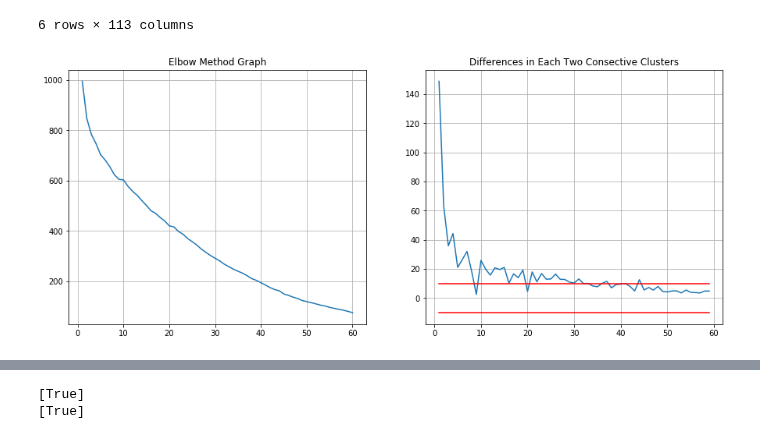
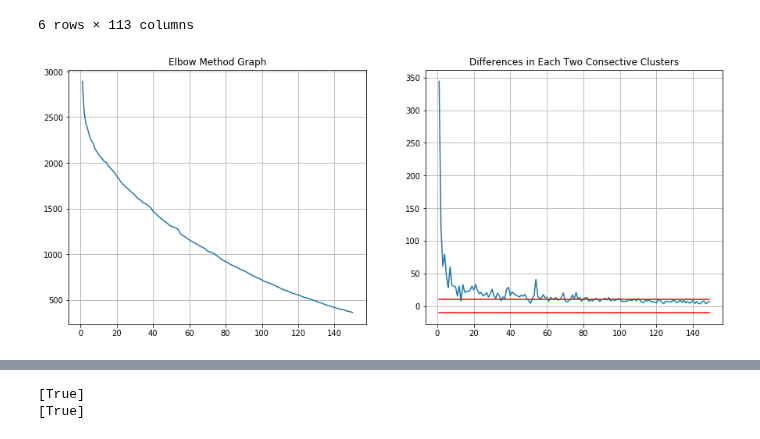
Before and after one commit to Sunthas515/420-1, a Jupyter notebook: Assessment 1C/Question1.ipynb, the cells around one changed output, grey strips where cells are left out. Saved outputs shown, nothing was run; the diff lists cells and outputs as text; code cells hidden in the pictures.

```diff
--- a/Assessment 1C/Question1.ipynb
+++ b/Assessment 1C/Question1.ipynb
@@ -88,7 +88,7 @@ rating               0.5
 timestamp    828124615.0
 dtype: float64
 # %%
-users_list = np.unique(ratings['userId'])[:100]
+users_list = np.unique(ratings['userId'])[:315]
 ratings = ratings.loc[ratings['userId'].isin(users_list)]
 print('Shape of ratings dataset is: ',ratings.shape, '\n')
 print('Max values in dataset are \n',ratings.max(), '\n')
@@ -232,8 +232,8 @@ class elbowMethod():
 # %%
 elbow_method = elbowMethod(sparseMatrix)
 # %%
-elbow_method.run(1, 60)
+elbow_method.run(1, 150)
 elbow_method.showPlot(boundary = 10)
 # %% [output]
-[figure, old version]
+[figure, new version]
 # %%
```
Also changed, not shown: parts of 23 cells of this notebook, 3 other files.
